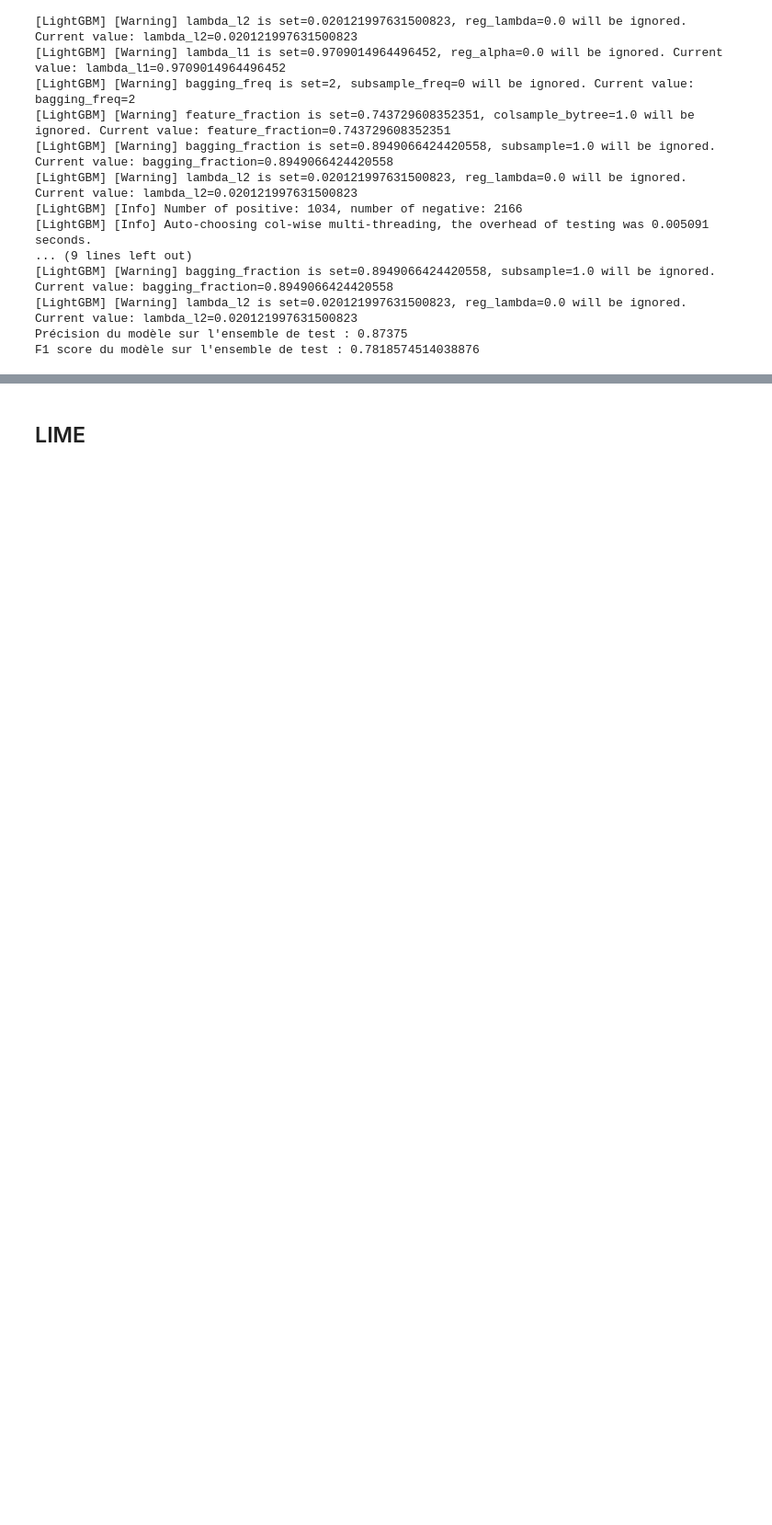
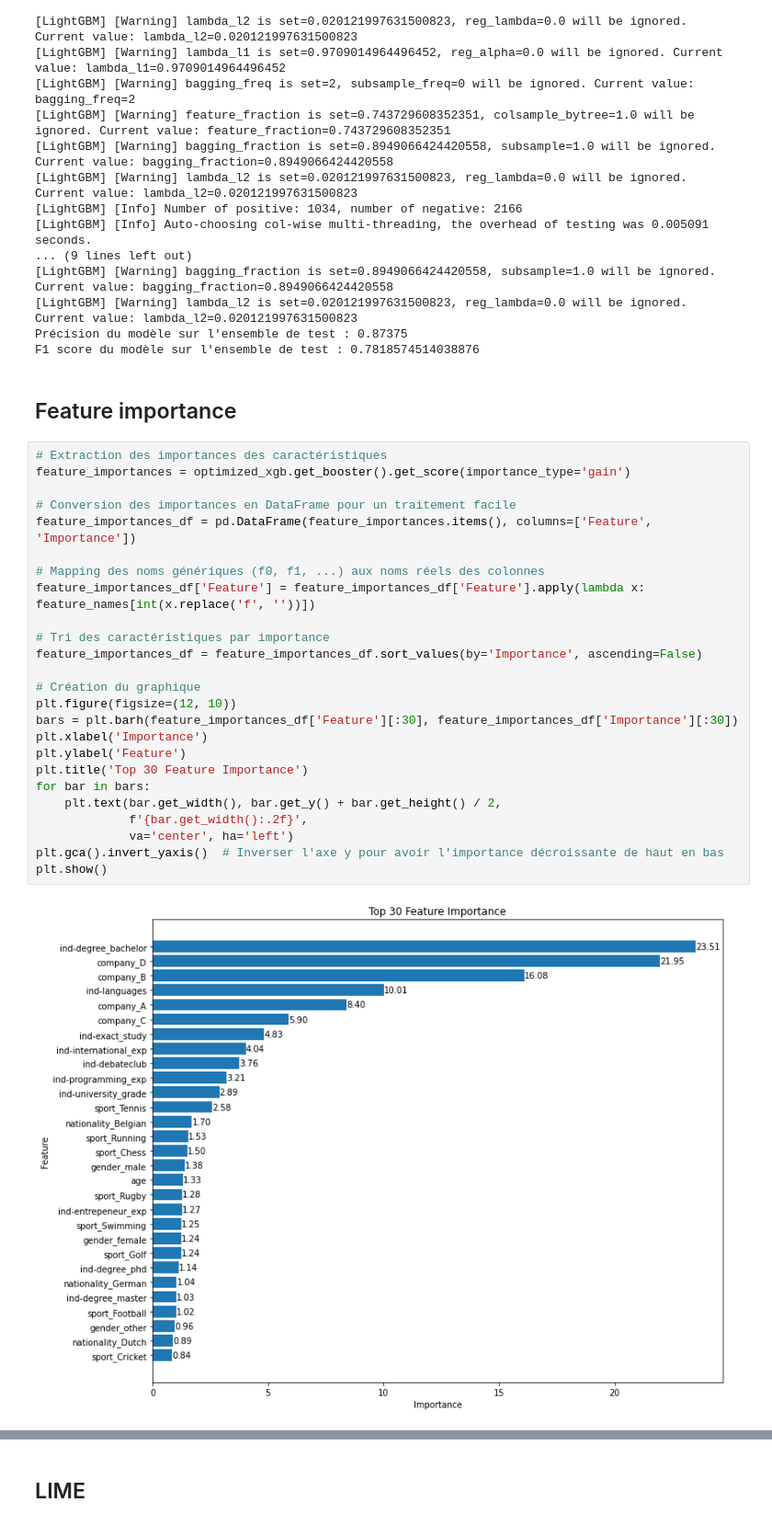
Before and after one commit to benech17/ML-Robustness-Fairness, a Jupyter notebook: lime_lightgbm_optuna.ipynb, the cells around one changed output, grey strips where cells are left out. Shown at 92% size. Saved outputs shown, nothing was run; the diff lists cells and outputs as text; blank space fills up the shorter version.

```diff
--- a/lime_lightgbm_optuna.ipynb
+++ b/lime_lightgbm_optuna.ipynb
@@ -155,3 +267,32 @@ print(f"F1 score du modèle sur l'ensemble de test : {f1}")
 [LightGBM] [Warning] lambda_l2 is set=0.020121997631500823, reg_lambda=0.0 will be ignored. Current value: lambda_l2=0.020121997631500823
 Précision du modèle sur l'ensemble de test : 0.87375
 F1 score du modèle sur l'ensemble de test : 0.7818574514038876
+# %% [markdown]
+## Feature importance
+# %%
+# Extraction des importances des caractéristiques
+feature_importances = optimized_xgb.get_booster().get_score(importance_type='gain')
+
+# Conversion des importances en DataFrame pour un traitement facile
+feature_importances_df = pd.DataFrame(feature_importances.items(), columns=['Feature', 'Importance'])
+
+# Mapping des noms génériques (f0, f1, ...) aux noms réels des colonnes
+feature_importances_df['Feature'] = feature_importances_df['Feature'].apply(lambda x: feature_names[int(x.replace('f', ''))])
+
+# Tri des caractéristiques par importance
+feature_importances_df = feature_importances_df.sort_values(by='Importance', ascending=False)
+
+# Création du graphique
+plt.figure(figsize=(12, 10))
+bars = plt.barh(feature_importances_df['Feature'][:30], feature_importances_df['Importance'][:30])
+plt.xlabel('Importance')
+plt.ylabel('Feature')
+plt.title('Top 30 Feature Importance')
+for bar in bars:
+    plt.text(bar.get_width(), bar.get_y() + bar.get_height() / 2,
+             f'{bar.get_width():.2f}',
+             va='center', ha='left')
+plt.gca().invert_yaxis()  # Inverser l'axe y pour avoir l'importance décroissante de haut en bas
+plt.show()
+# %% [output]
+[figure, added]
```
Also changed, not shown: parts of 12 cells of this notebook.
